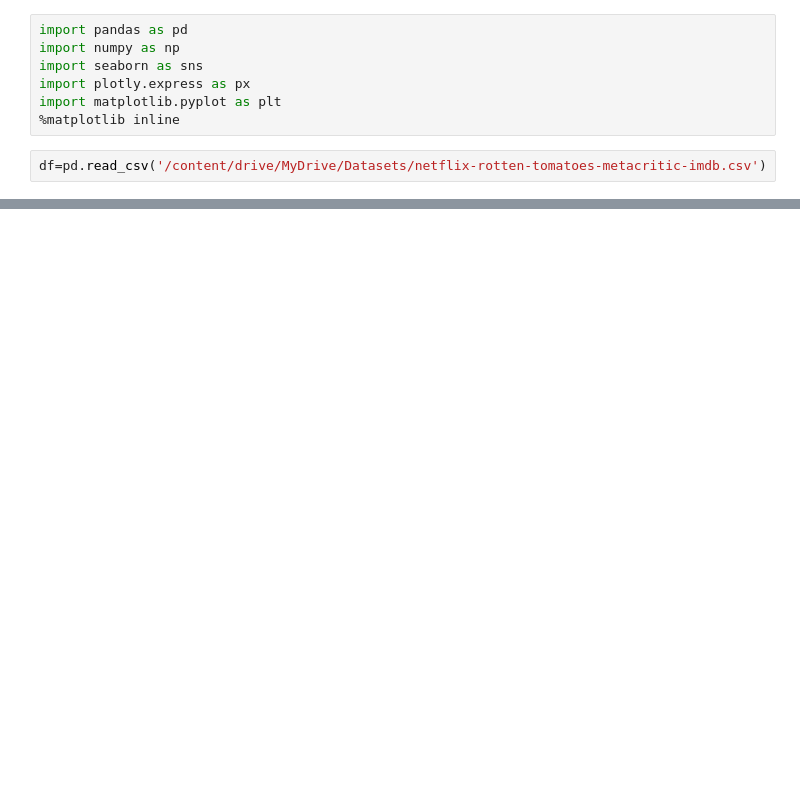
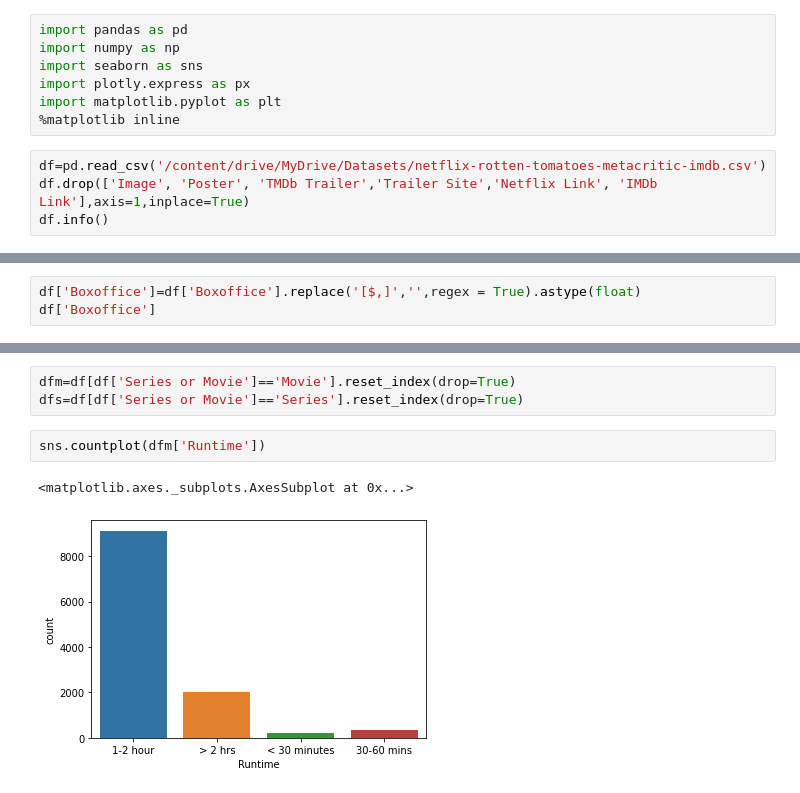
Before and after one commit to rajput-t/netflix_nlp_p1, a Jupyter notebook: Netflix.ipynb, the cells around one changed output, grey strips where cells are left out. Saved outputs shown, nothing was run; the diff lists cells and outputs as text; blank space fills up the shorter version.

```diff
--- a/Netflix.ipynb
+++ b/Netflix.ipynb
@@ -9,3 +9,5 @@ import matplotlib.pyplot as plt
 %matplotlib inline
 # %%
 df=pd.read_csv('/content/drive/MyDrive/Datasets/netflix-rotten-tomatoes-metacritic-imdb.csv')
+df.drop(['Image', 'Poster', 'TMDb Trailer','Trailer Site','Netflix Link', 'IMDb Link'],axis=1,inplace=True)
+df.info()
@@ -28,0 +32,3 @@ Warning: Total number of columns (29) exceeds max_columns (20) limiting to first
+# %%
+df['Boxoffice']=df['Boxoffice'].replace('[$,]','',regex = True).astype(float)
+df['Boxoffice']
@@ -28,0 +84,8 @@ Warning: Total number of columns (29) exceeds max_columns (20) limiting to first
+# %%
+dfm=df[df['Series or Movie']=='Movie'].reset_index(drop=True)
+dfs=df[df['Series or Movie']=='Series'].reset_index(drop=True)
+# %%
+sns.countplot(dfm['Runtime'])
+# %% [output]
+<matplotlib.axes._subplots.AxesSubplot at 0x...>
+[figure, added]
```
Also changed, not shown: parts of 9 cells of this notebook.
